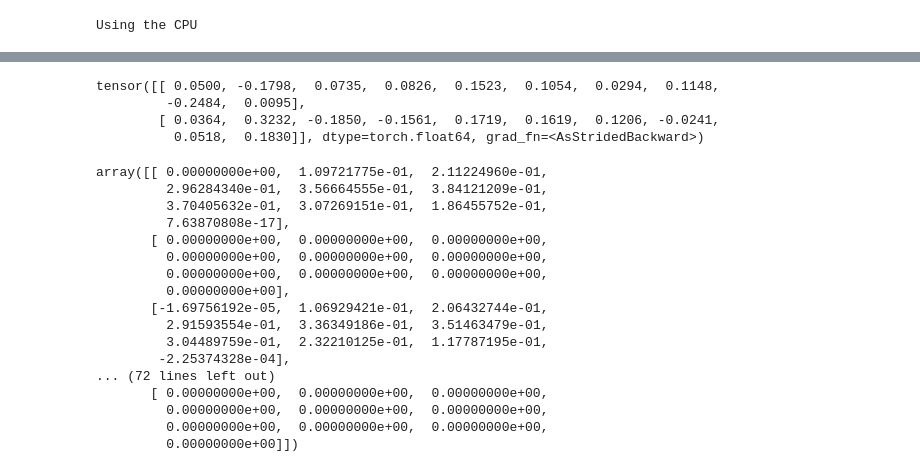
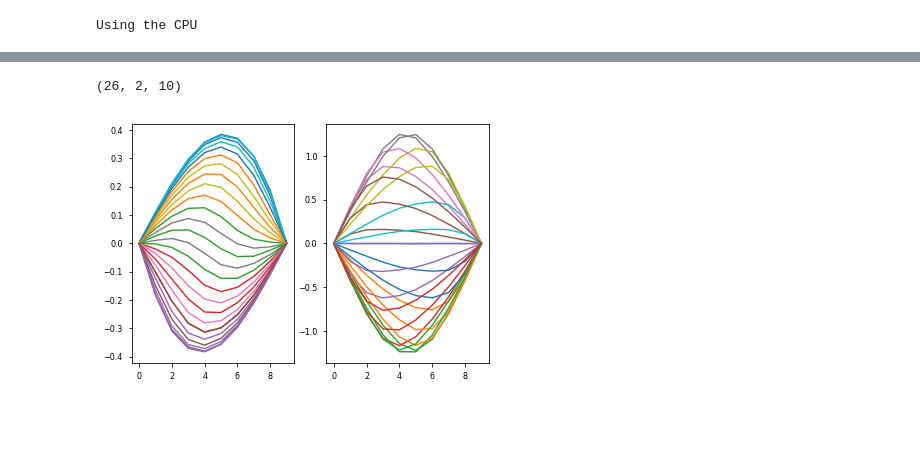
Before and after one commit to afqueiruga/on_learned_dynamics, a Jupyter notebook: WaveEquation.ipynb, the cells around one changed output, grey strips where cells are left out. Cells and saved outputs as stored; diff of their text form; code cells hidden in the pictures; blank space fills up the shorter version.

```diff
--- a/WaveEquation.ipynb
+++ b/WaveEquation.ipynb
@@ -156,27 +115,25 @@ mlin = MultiLinear( (2,10,),(2,10,) ).double()
+# %%
+def integrate_model(step_func, u0, nsteps):
+    with torch.no_grad():
+        us = [u0.cpu().numpy()]
+        for i in range(nsteps):
+            un = step_func(u0)
+            us.append(un.cpu().numpy())
+            u0 = un
+        U = np.array(us).reshape((-1,)+ u0.shape[1:])
+    return U
 # %%
-mlin(torch_data[0:1,:,:])
+UV = integrate_model(model, torch_data[0:1,:,:],nsteps=25)
-# %% [output]
-tensor([[ 0.0500, -0.1798,  0.0735,  0.0826,  0.1523,  0.1054,  0.0294,  0.1148,
-         -0.2484,  0.0095],
-        [ 0.0364,  0.3232, -0.1850, -0.1561,  0.1719,  0.1619,  0.1206, -0.0241,
-          0.0518,  0.1830]], dtype=torch.float64, grad_fn=<AsStridedBackward>)
-# %%
-integrate_model(model, torch_data[0,:,:],nsteps=10)
-# %% [output]
-array([[ 0.00000000e+00,  1.09721775e-01,  2.11224960e-01,
-         2.96284340e-01,  3.56664555e-01,  3.84121209e-01,
-         3.70405632e-01,  3.07269151e-01,  1.86455752e-01,
-         7.63870808e-17],
-       [ 0.00000000e+00,  0.00000000e+00,  0.00000000e+00,
-         0.00000000e+00,  0.00000000e+00,  0.00000000e+00,
-         0.00000000e+00,  0.00000000e+00,  0.00000000e+00,
-         0.00000000e+00],
-       [-1.69756192e-05,  1.06929421e-01,  2.06432744e-01,
-         2.91593554e-01,  3.36349186e-01,  3.51463479e-01,
-         3.04489759e-01,  2.32210125e-01,  1.17787195e-01,
-        -2.25374328e-04],
-... (72 lines left out)
-       [ 0.00000000e+00,  0.00000000e+00,  0.00000000e+00,
-         0.00000000e+00,  0.00000000e+00,  0.00000000e+00,
-         0.00000000e+00,  0.00000000e+00,  0.00000000e+00,
-         0.00000000e+00]])
+# %%
+UV.shape
+# %% [output]
+(26, 2, 10)
+# %%
+plt.subplot(1,2,1)
+for i in range(UV.shape[0]):
+    plt.plot(UV[i,0,:])
+plt.subplot(1,2,2)
+for i in range(UV.shape[0]):
+    plt.plot(UV[i,1,:])
+# %% [output]
+[figure, added]
```
Also changed, not shown: parts of 19 cells of this notebook, 1 other file.
